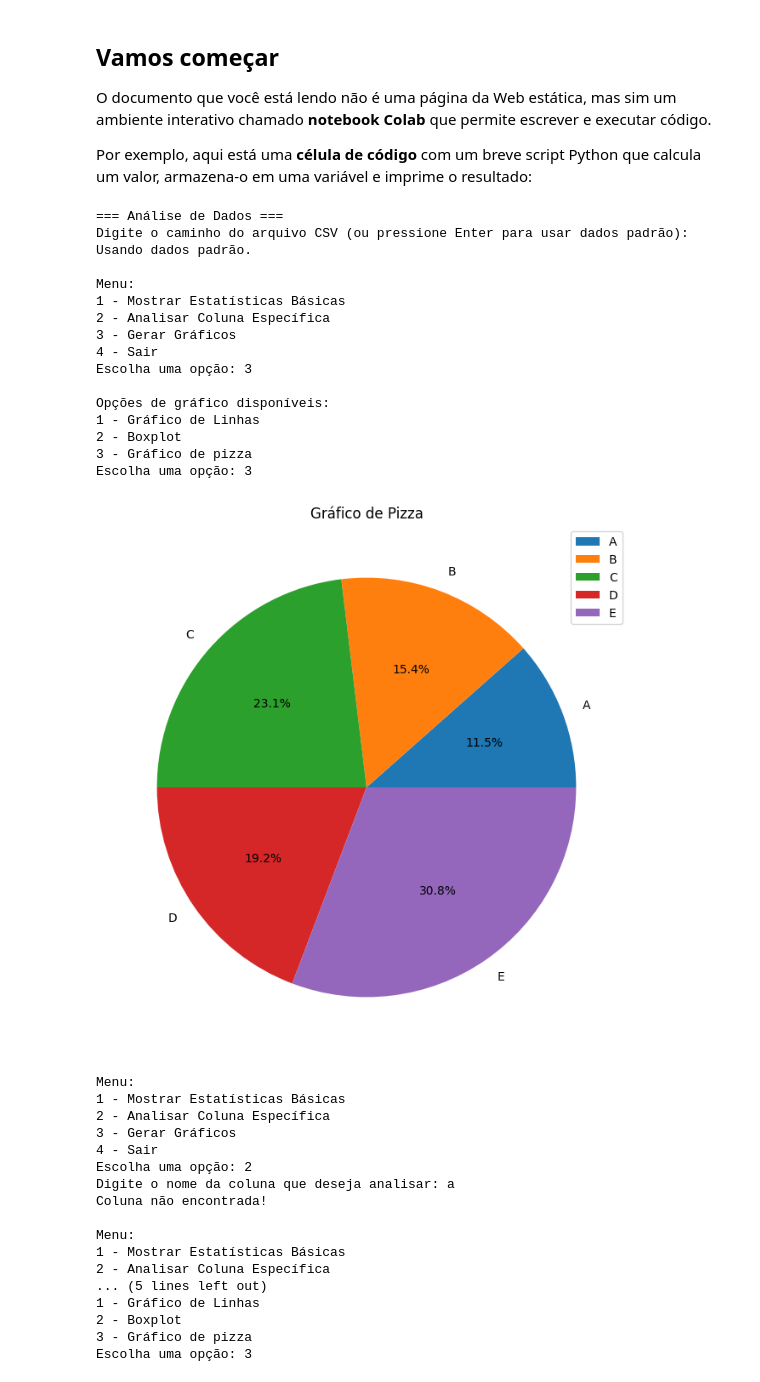
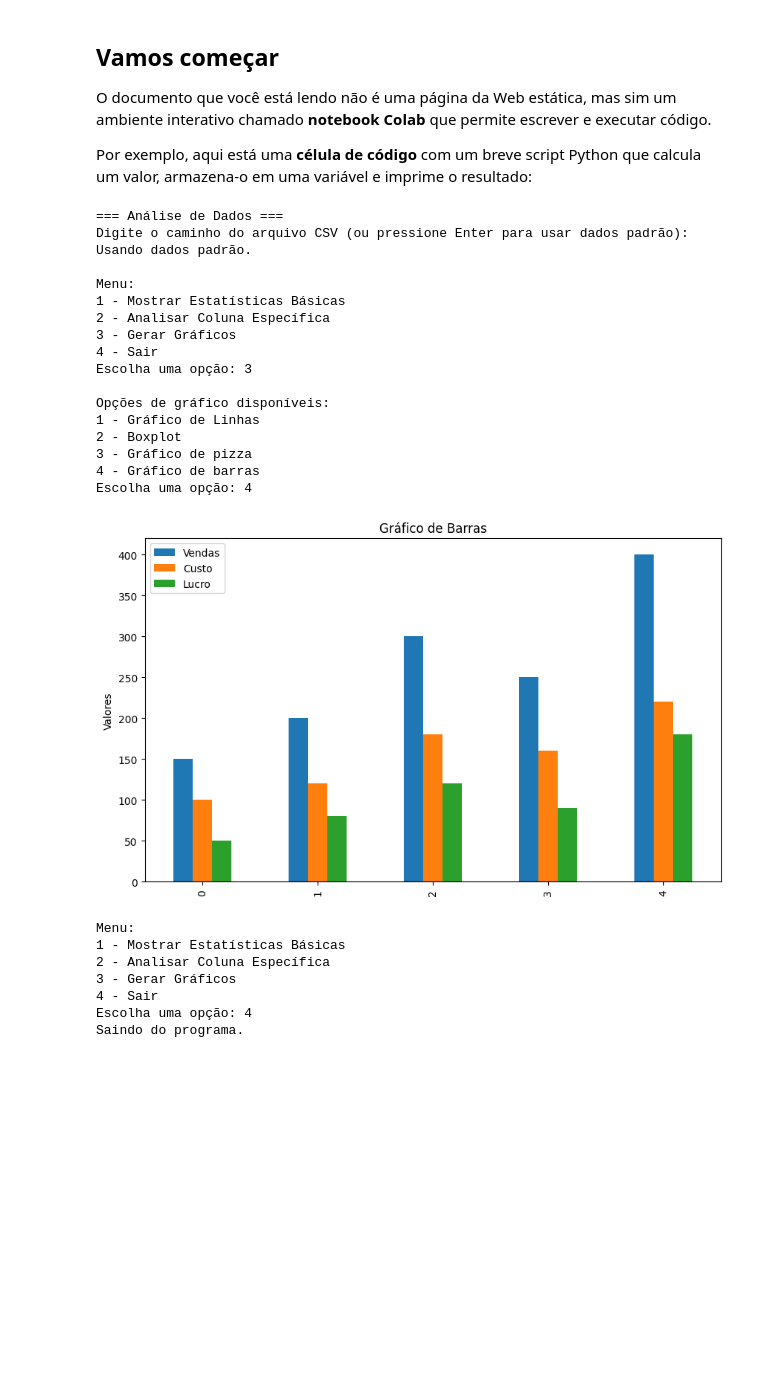
Before and after one commit to Nicolas0608/AulaEngMec, a Jupyter notebook: trabalho progamaçao.ipynb, the cells around one changed output. Saved outputs shown, nothing was run; the diff lists cells and outputs as text; code cells hidden in the pictures; blank space fills up the shorter version.

```diff
--- a/trabalho progamaçao.ipynb
+++ b/trabalho progamaçao.ipynb
@@ -93,6 +93,7 @@ def gerar_grafico(df):
     print("1 - Gráfico de Linhas")
     print("2 - Boxplot")
     print("3 - Gráfico de pizza")
+    print("4 - Gráfico de barras")
     opcao = input("Escolha uma opção: ")
 
     if opcao == "1":
@@ -108,6 +109,11 @@ def gerar_grafico(df):
         df.plot(kind="pie", y="Vendas", labels=df["Produto"], autopct='%1.1f%%', figsize=(8, 8))
         plt.title("Gráfico de Pizza")
         plt.ylabel("")
+        plt.show()
+    elif opcao == "4":
+        df.plot(kind="bar", figsize=(10, 6))
+        plt.title("Gráfico de Barras")
+        plt.ylabel("Valores")
         plt.show()
     else:print("Opçao inválida.")
 
@@ -131,49 +137,40 @@ def main():
             mostrar_estatisticas(df)
         elif opcao == "2":
             analisar_coluna(df)
         elif opcao == "3":
             gerar_grafico(df)
         elif opcao == "4":
             print("Saindo do programa.")
             break
         else:
             print("Opção inválida. Tente novamente.")
 
 # Corrected the conditional statement to use __name__ instead of _name_
 if __name__ == "__main__":
     main()
 # %% [output]
 === Análise de Dados ===
 Digite o caminho do arquivo CSV (ou pressione Enter para usar dados padrão):
 Usando dados padrão.
 
 Menu:
 1 - Mostrar Estatísticas Básicas
 2 - Analisar Coluna Específica
 3 - Gerar Gráficos
 4 - Sair
 Escolha uma opção: 3
 
 Opções de gráfico disponíveis:
 1 - Gráfico de Linhas
 2 - Boxplot
 3 - Gráfico de pizza
-Escolha uma opção: 3
+4 - Gráfico de barras
+Escolha uma opção: 4
-[figure, old version]
+[figure, new version]
 Menu:
 1 - Mostrar Estatísticas Básicas
 2 - Analisar Coluna Específica
 3 - Gerar Gráficos
 4 - Sair
-Escolha uma opção: 2
-Digite o nome da coluna que deseja analisar: a
-Coluna não encontrada!
-
-Menu:
-1 - Mostrar Estatísticas Básicas
-2 - Analisar Coluna Específica
-... (5 lines left out)
-1 - Gráfico de Linhas
-2 - Boxplot
-3 - Gráfico de pizza
-Escolha uma opção: 3
+Escolha uma opção: 4
+Saindo do programa.
```
Also changed, not shown: parts of 1 cell of this notebook.
